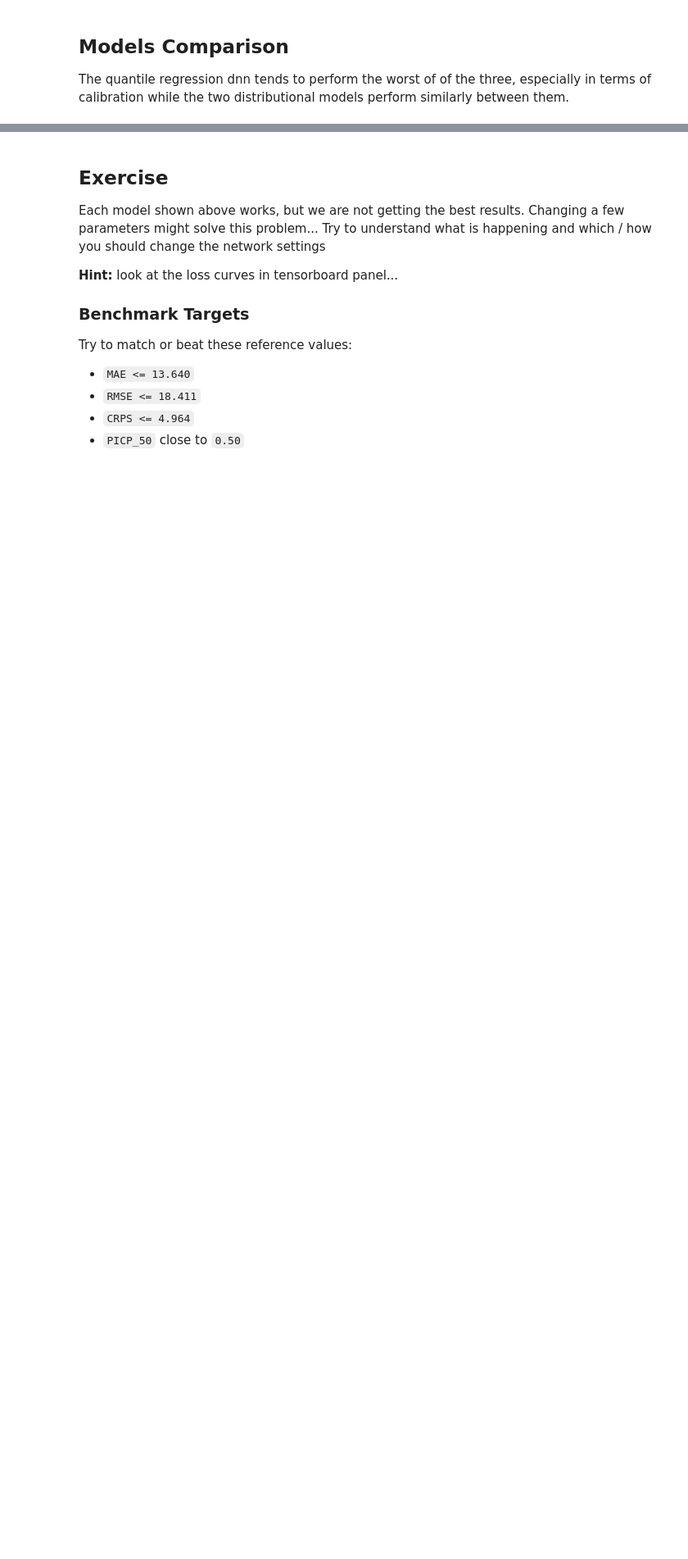
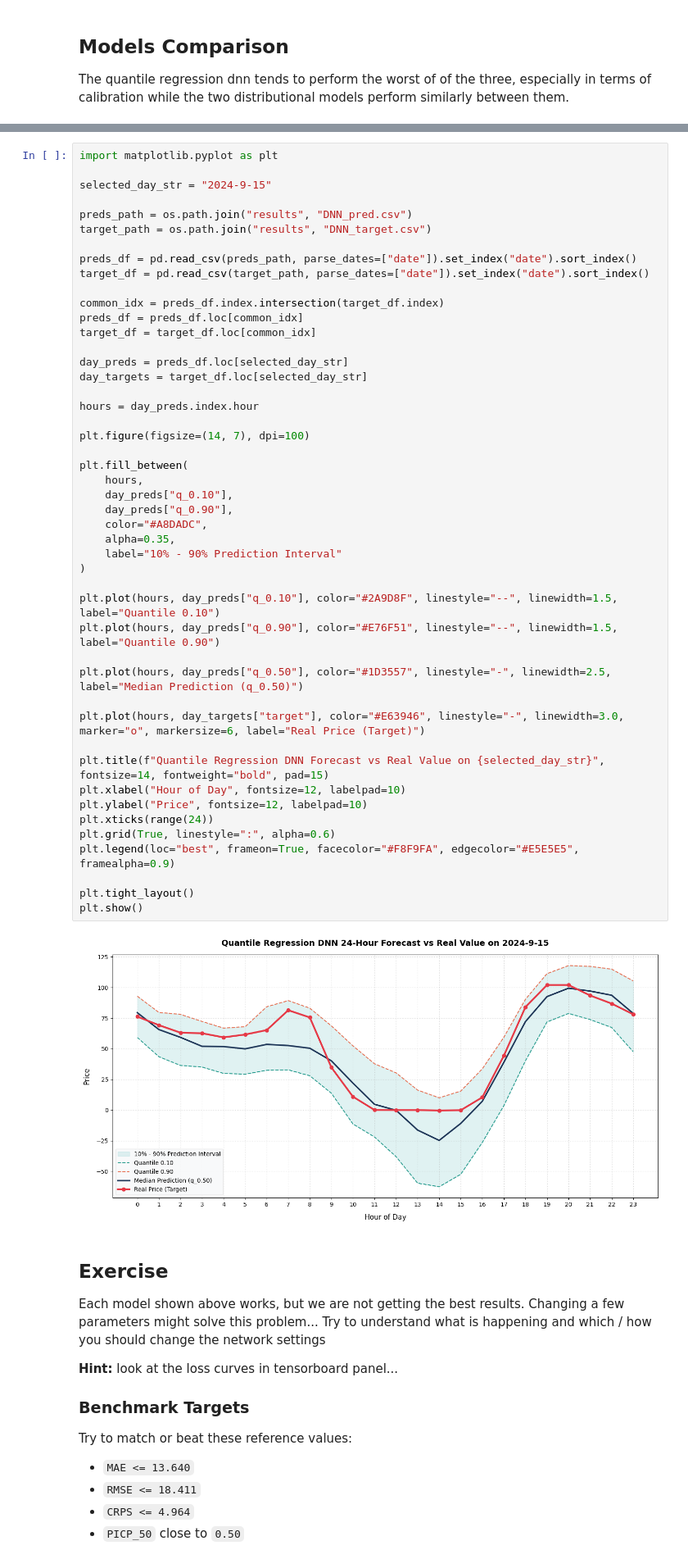
Before and after one commit to MarchesiGabriele/dnn_price_forecasting, a Jupyter notebook: dnn_demo.ipynb, the cells around one changed output, grey strips where cells are left out. Shown at 82% size. Saved outputs shown, nothing was run; the diff lists cells and outputs as text; blank space fills up the shorter version.

Commit message:
plot and nordpool

```diff
--- a/dnn_demo.ipynb
+++ b/dnn_demo.ipynb
@@ -1047,3 +1230,52 @@ compute_results_metrics(model_type="DNN_MIXN")
+# %%
+import matplotlib.pyplot as plt
+
+selected_day_str = "2024-9-15"
+
+preds_path = os.path.join("results", "DNN_pred.csv")
+target_path = os.path.join("results", "DNN_target.csv")
+
+preds_df = pd.read_csv(preds_path, parse_dates=["date"]).set_index("date").sort_index()
+target_df = pd.read_csv(target_path, parse_dates=["date"]).set_index("date").sort_index()
+
+common_idx = preds_df.index.intersection(target_df.index)
+preds_df = preds_df.loc[common_idx]
+target_df = target_df.loc[common_idx]
+
+day_preds = preds_df.loc[selected_day_str]
+day_targets = target_df.loc[selected_day_str]
+
+hours = day_preds.index.hour
+
+plt.figure(figsize=(14, 7), dpi=100)
+
+plt.fill_between(
+    hours,
+    day_preds["q_0.10"],
+    day_preds["q_0.90"],
+    color="#A8DADC",
+    alpha=0.35,
+    label="10% - 90% Prediction Interval"
+)
+
+plt.plot(hours, day_preds["q_0.10"], color="#2A9D8F", linestyle="--", linewidth=1.5, label="Quantile 0.10")
+plt.plot(hours, day_preds["q_0.90"], color="#E76F51", linestyle="--", linewidth=1.5, label="Quantile 0.90")
+
+plt.plot(hours, day_preds["q_0.50"], color="#1D3557", linestyle="-", linewidth=2.5, label="Median Prediction (q_0.50)")
+
+plt.plot(hours, day_targets["target"], color="#E63946", linestyle="-", linewidth=3.0, marker="o", markersize=6, label="Real Price (Target)")
+
+plt.title(f"Quantile Regression DNN Forecast vs Real Value on {selected_day_str}", fontsize=14, fontweight="bold", pad=15)
+plt.xlabel("Hour of Day", fontsize=12, labelpad=10)
+plt.ylabel("Price", fontsize=12, labelpad=10)
+plt.xticks(range(24))
+plt.grid(True, linestyle=":", alpha=0.6)
+plt.legend(loc="best", frameon=True, facecolor="#F8F9FA", edgecolor="#E5E5E5", framealpha=0.9)
+
+plt.tight_layout()
+plt.show()
+# %% [output]
+[figure, added]
 # %% [markdown]
 ## Exercise
 
```
Also changed, not shown: parts of 8 cells of this notebook, 2 other files.
